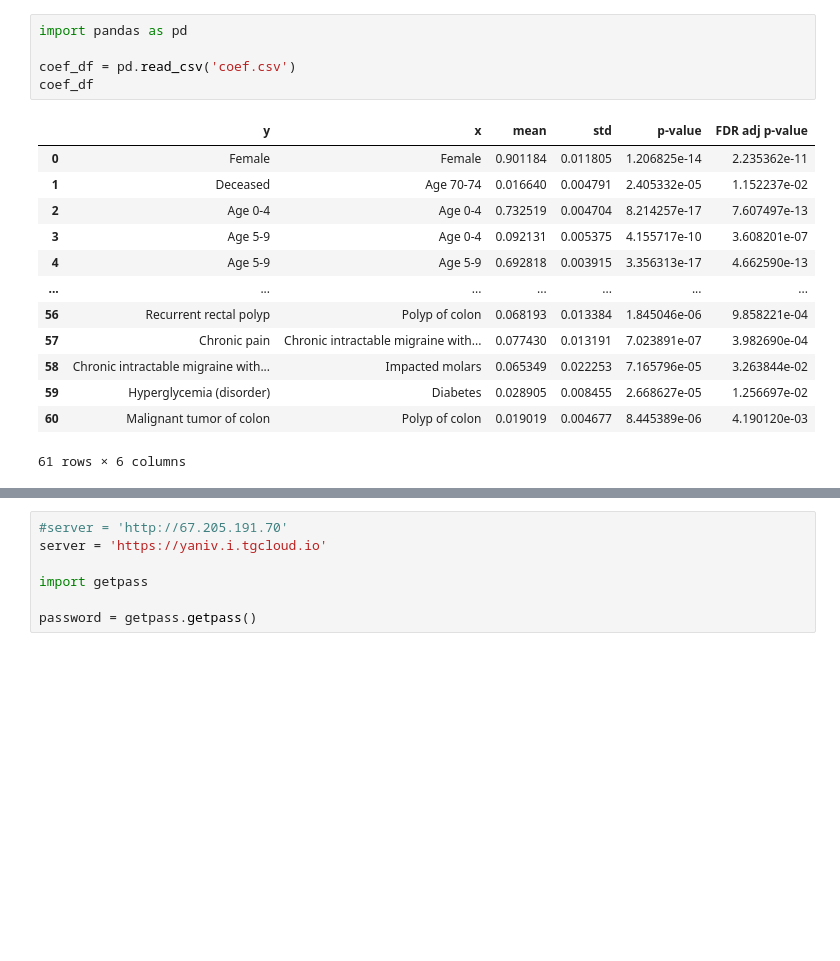
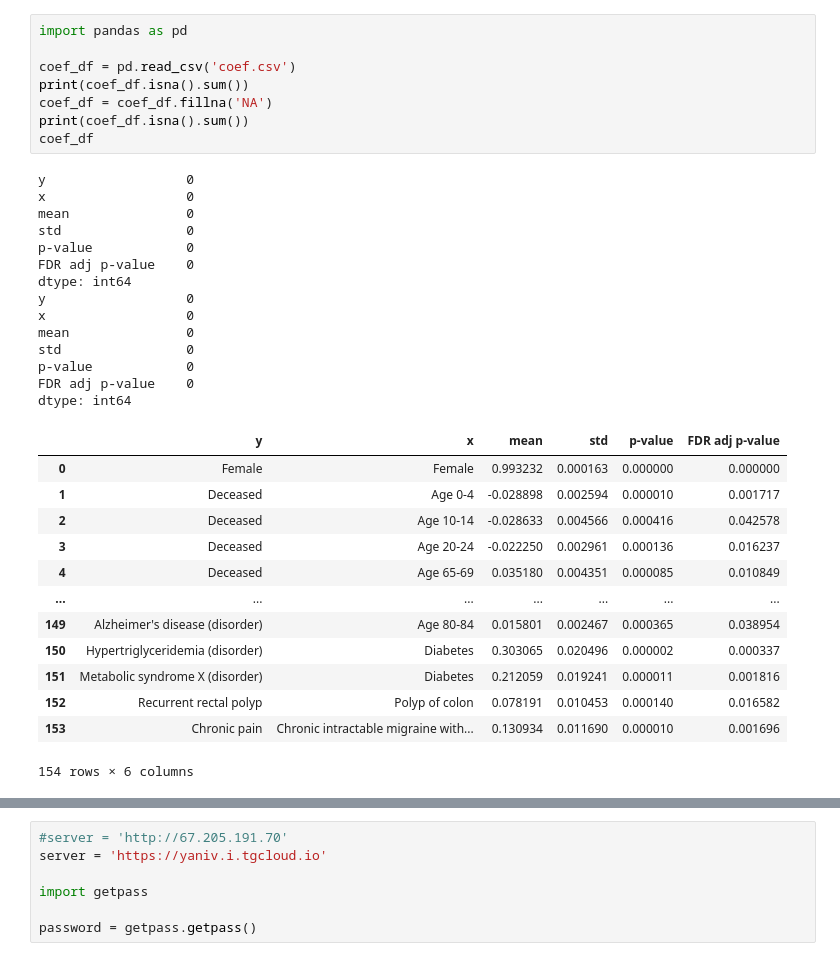
Before and after one commit to futuristacademy/MedGraphML, a Jupyter notebook: Upload_coef_matrix.ipynb, the cells around one changed output, grey strips where cells are left out. Drawn from its saved outputs; the diff is of its cells as text; blank space fills up the shorter version.

```diff
--- a/Upload_coef_matrix.ipynb
+++ b/Upload_coef_matrix.ipynb
@@ -1,22 +1,39 @@
 # %%
 import pandas as pd
 
 coef_df = pd.read_csv('coef.csv')
+print(coef_df.isna().sum())
+coef_df = coef_df.fillna('NA')
+print(coef_df.isna().sum())
 coef_df
 # %% [output]
+y                  0
+x                  0
+mean               0
+std                0
+p-value            0
+FDR adj p-value    0
+dtype: int64
+y                  0
+x                  0
+mean               0
+std                0
+p-value            0
+FDR adj p-value    0
+dtype: int64
 |  | y | x | mean | std | p-value | FDR adj p-value |
-| 0 | Female | Female | 0.901184 | 0.011805 | 1.206825e-14 | 2.235362e-11 |
-| 1 | Deceased | Age 70-74 | 0.016640 | 0.004791 | 2.405332e-05 | 1.152237e-02 |
-| 2 | Age 0-4 | Age 0-4 | 0.732519 | 0.004704 | 8.214257e-17 | 7.607497e-13 |
-| 3 | Age 5-9 | Age 0-4 | 0.092131 | 0.005375 | 4.155717e-10 | 3.608201e-07 |
-| 4 | Age 5-9 | Age 5-9 | 0.692818 | 0.003915 | 3.356313e-17 | 4.662590e-13 |
+| 0 | Female | Female | 0.993232 | 0.000163 | 0.000000 | 0.000000 |
+| 1 | Deceased | Age 0-4 | -0.028898 | 0.002594 | 0.000010 | 0.001717 |
+| 2 | Deceased | Age 10-14 | -0.028633 | 0.004566 | 0.000416 | 0.042578 |
+| 3 | Deceased | Age 20-24 | -0.022250 | 0.002961 | 0.000136 | 0.016237 |
+| 4 | Deceased | Age 65-69 | 0.035180 | 0.004351 | 0.000085 | 0.010849 |
 | ... | ... | ... | ... | ... | ... | ... |
-| 56 | Recurrent rectal polyp | Polyp of colon | 0.068193 | 0.013384 | 1.845046e-06 | 9.858221e-04 |
-| 57 | Chronic pain | Chronic intractable migraine with... | 0.077430 | 0.013191 | 7.023891e-07 | 3.982690e-04 |
-| 58 | Chronic intractable migraine with... | Impacted molars | 0.065349 | 0.022253 | 7.165796e-05 | 3.263844e-02 |
-| 59 | Hyperglycemia (disorder) | Diabetes | 0.028905 | 0.008455 | 2.668627e-05 | 1.256697e-02 |
-| 60 | Malignant tumor of colon | Polyp of colon | 0.019019 | 0.004677 | 8.445389e-06 | 4.190120e-03 |
+| 149 | Alzheimer's disease (disorder) | Age 80-84 | 0.015801 | 0.002467 | 0.000365 | 0.038954 |
+| 150 | Hypertriglyceridemia (disorder) | Diabetes | 0.303065 | 0.020496 | 0.000002 | 0.000337 |
+| 151 | Metabolic syndrome X (disorder) | Diabetes | 0.212059 | 0.019241 | 0.000011 | 0.001816 |
+| 152 | Recurrent rectal polyp | Polyp of colon | 0.078191 | 0.010453 | 0.000140 | 0.016582 |
+| 153 | Chronic pain | Chronic intractable migraine with... | 0.130934 | 0.011690 | 0.000010 | 0.001696 |
-61 rows × 6 columns
+154 rows × 6 columns
 # %%
 constant_df = pd.read_csv('constant.csv')
 constant_df['label'] ='constant'
```
Also changed, not shown: parts of 7 cells of this notebook, 2 other files.
